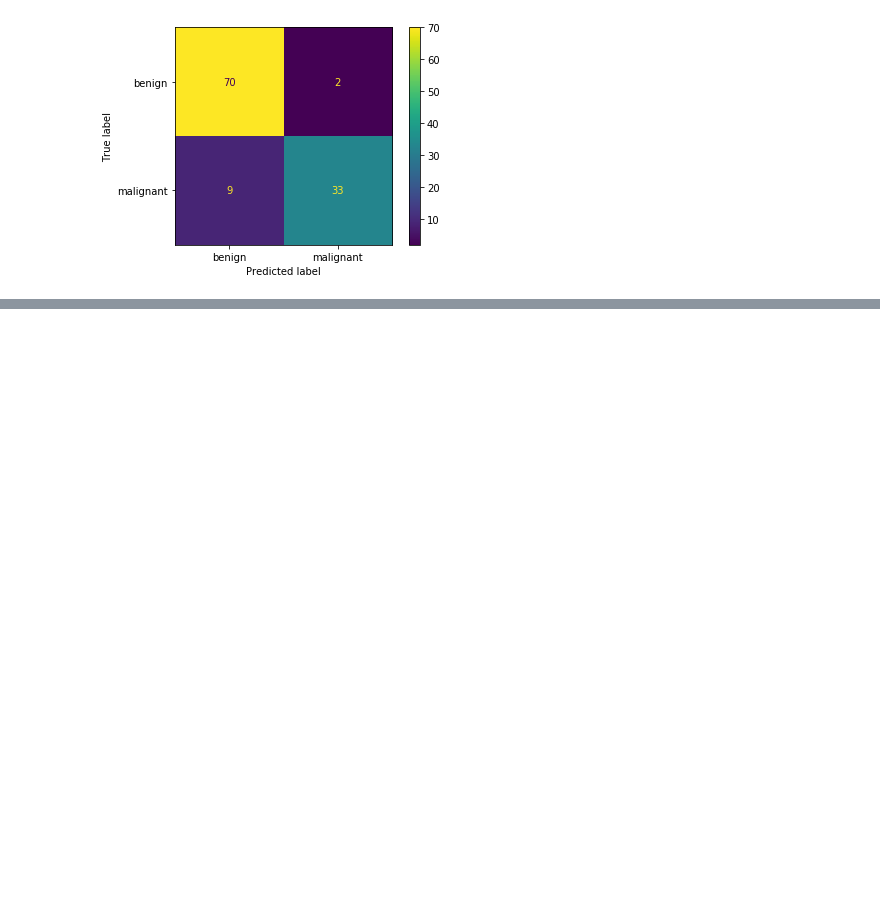
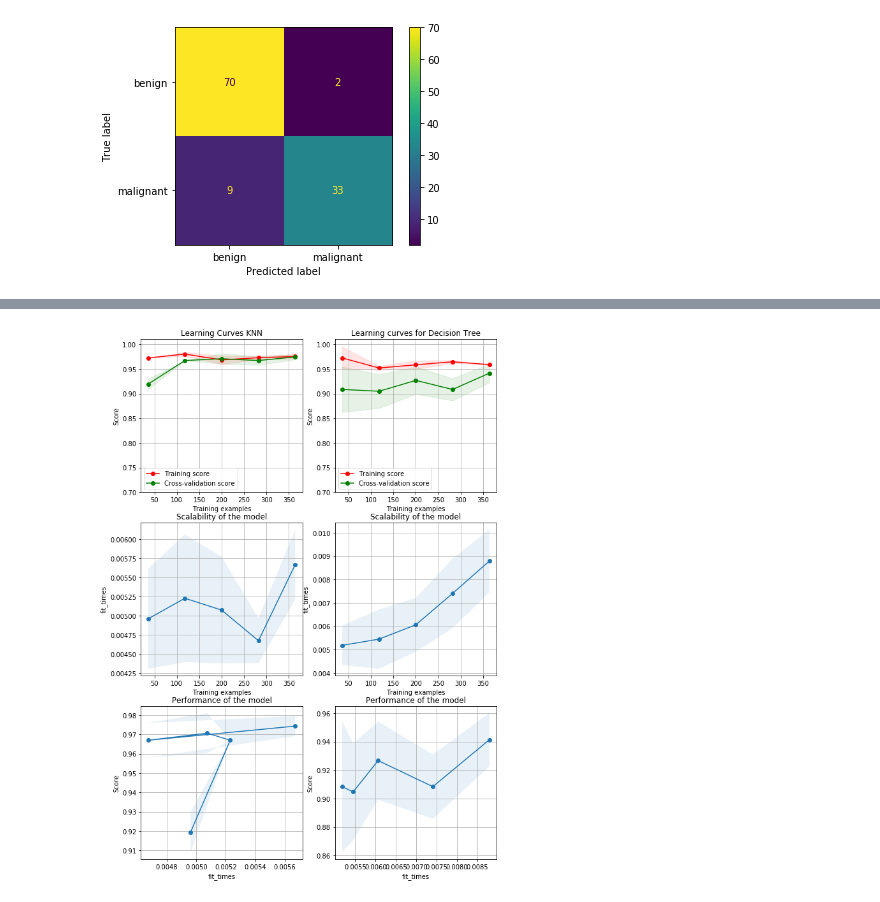
Before and after one commit to raulsainz/DataAnalytics, a Jupyter notebook: KNN.ipynb, the cells around one changed output, grey strips where cells are left out. Cells and saved outputs as stored; diff of their text form; code cells hidden in the pictures; blank space fills up the shorter version.

```diff
--- a/KNN.ipynb
+++ b/KNN.ipynb
@@ -452,5 +439,3 @@ plot_confusion_matrix(clf_dt,X_test,y_test, display_labels=['benign','malignant'
 # %% [output]
 <sklearn.metrics._plot.confusion_matrix.ConfusionMatrixDisplay at 0x...>
 [figure]
-# %%
-plot_learning_curve(clf_dt, "Decision Tree", X_train, y_train, cv=cv_train)
@@ -462,2 +441,0 @@ cv_train = ShuffleSplit(n_splits=cv_n_split, test_size=test_train_split_part, ra
-# %%
-plot_learning_curve(knn, "KNN", X_train, y_train, cv=cv_train)
@@ -464 +450,15 @@ plot_learning_curve(knn, "KNN", X_train, y_train, cv=cv_train)
+# %%
+# Splitting train data for model tuning with cross-validation
+cv_train = ShuffleSplit(n_splits=cv_n_split, test_size=test_train_split_part, random_state=random_state)
+fig, axes = plt.subplots(3, 2, figsize=(10, 15))
+#Plot for KNN
+title = "Learning Curves KNN"
+plot_learning_curve(knn_final, title, X_train, y_train, axes=axes[:, 0], ylim=(0.7, 1.01),cv=cv_train, n_jobs=4)
+#Plot for decision tree
+title = "Learning curves for Decision Tree"
+plot_learning_curve(dt_final, title, X_train, y_train, axes=axes[:, 1], ylim=(0.7, 1.01),cv=cv_train, n_jobs=4)
+#Show plot
+plt.show()
+# %% [output]
+[figure, added]
 # %%
```
Also changed, not shown: parts of 21 cells of this notebook.
